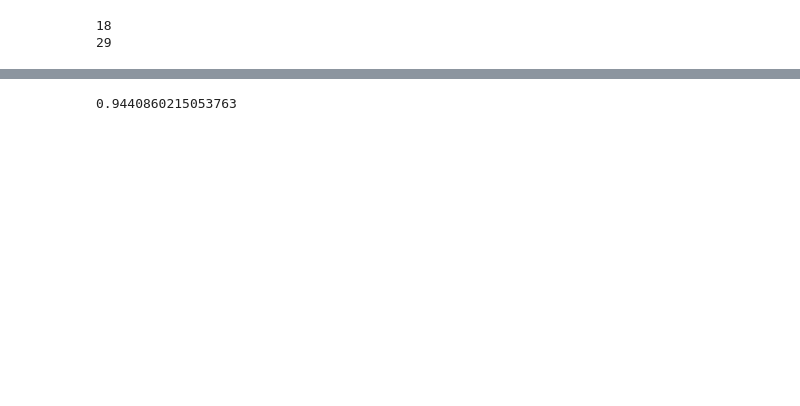
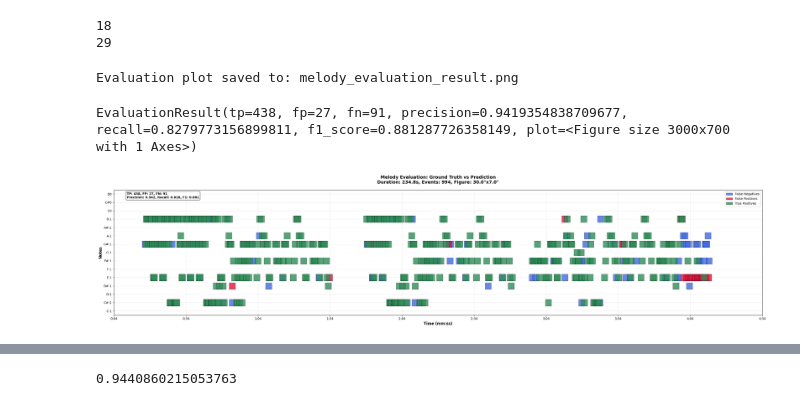
Before and after one commit to AnJunHao/MelEx, a Jupyter notebook: test.ipynb, the cells around one changed output, grey strips where cells are left out. Cells and saved outputs as stored; diff of their text form; code cells hidden in the pictures; blank space fills up the shorter version.

Commit message:
Preliminary evaluation

```diff
--- a/test.ipynb
+++ b/test.ipynb
@@ -21,7 +21,13 @@ extracted_mel = exmel.Melody(part_1 + part_2)
 # %% [output]
 18
 29
-# %%
-ground_truth %= 12
-extracted_mel %= 12
-baseline %= 12
+# %%
+ground_truth = ground_truth % 12
+extracted_mel = extracted_mel % 12
+baseline = baseline % 12
+# %%
+exmel.evaluate_melody(ground_truth, extracted_mel, save_path="melody_evaluation_result.png")
+# %% [output]
+Evaluation plot saved to: melody_evaluation_result.png
+EvaluationResult(tp=438, fp=27, fn=91, precision=0.9419354838709677, recall=0.8279773156899811, f1_score=0.881287726358149, plot=<Figure size 3000x700 with 1 Axes>)
+[figure, added]
```
Also changed, not shown: parts of 2 cells of this notebook, 6 other files.
